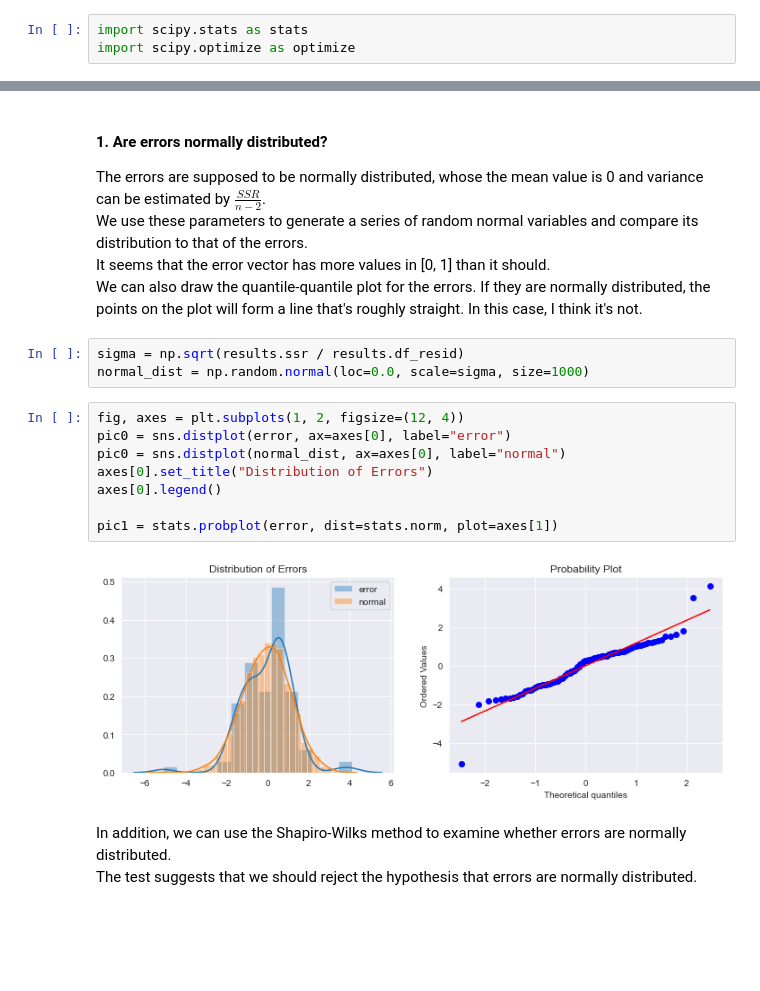
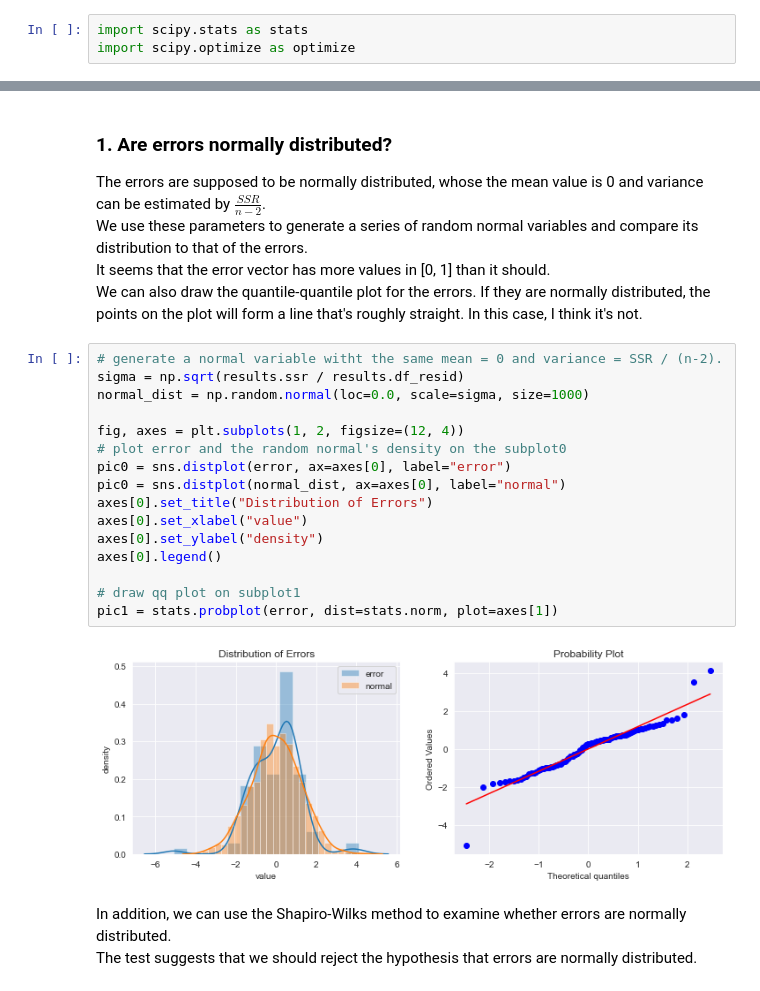
Before and after one commit to Xupeiyi/Duke_Fintech590, a Jupyter notebook: Week02/Week2_Project.ipynb, the cells around one changed output, grey strips where cells are left out. Drawn from its saved outputs; the diff is of its cells as text; blank space fills up the shorter version.

```diff
--- a/Week02/Week2_Project.ipynb
+++ b/Week02/Week2_Project.ipynb
@@ -162,22 +175,27 @@ Notes:
 # %% [markdown]
-#### 1. Are errors normally distributed?
+### 1. Are errors normally distributed?
 The errors are supposed to be normally distributed, whose the mean value is 0 and variance can be estimated by $\frac{SSR}{n-2}$.
 We use these parameters to generate a series of random normal variables and compare its distribution to that of the errors.
 It seems that the error vector has more values in [0, 1] than it should.
 We can also draw the quantile-quantile plot for the errors. If they are normally distributed, the points on the plot will form a line that's roughly straight. In this case, I think it's not.
-# %%
-sigma = np.sqrt(results.ssr / results.df_resid)
-normal_dist = np.random.normal(loc=0.0, scale=sigma, size=1000)
 # %%
+# generate a normal variable witht the same mean = 0 and variance = SSR / (n-2).
+sigma = np.sqrt(results.ssr / results.df_resid)
+normal_dist = np.random.normal(loc=0.0, scale=sigma, size=1000)
+
 fig, axes = plt.subplots(1, 2, figsize=(12, 4))
+# plot error and the random normal's density on the subplot0
 pic0 = sns.distplot(error, ax=axes[0], label="error")
 pic0 = sns.distplot(normal_dist, ax=axes[0], label="normal")
 axes[0].set_title("Distribution of Errors")
+axes[0].set_xlabel("value")
+axes[0].set_ylabel("density")
 axes[0].legend()
 
+# draw qq plot on subplot1
 pic1 = stats.probplot(error, dist=stats.norm, plot=axes[1])
 # %% [output]
-[figure, old version]
+[figure, new version]
 # %% [markdown]
 In addition, we can use the Shapiro-Wilks method to examine whether errors are normally distributed.
 The test suggests that we should reject the hypothesis that errors are normally distributed.
```
Also changed, not shown: parts of 28 cells of this notebook, 6 other files.
